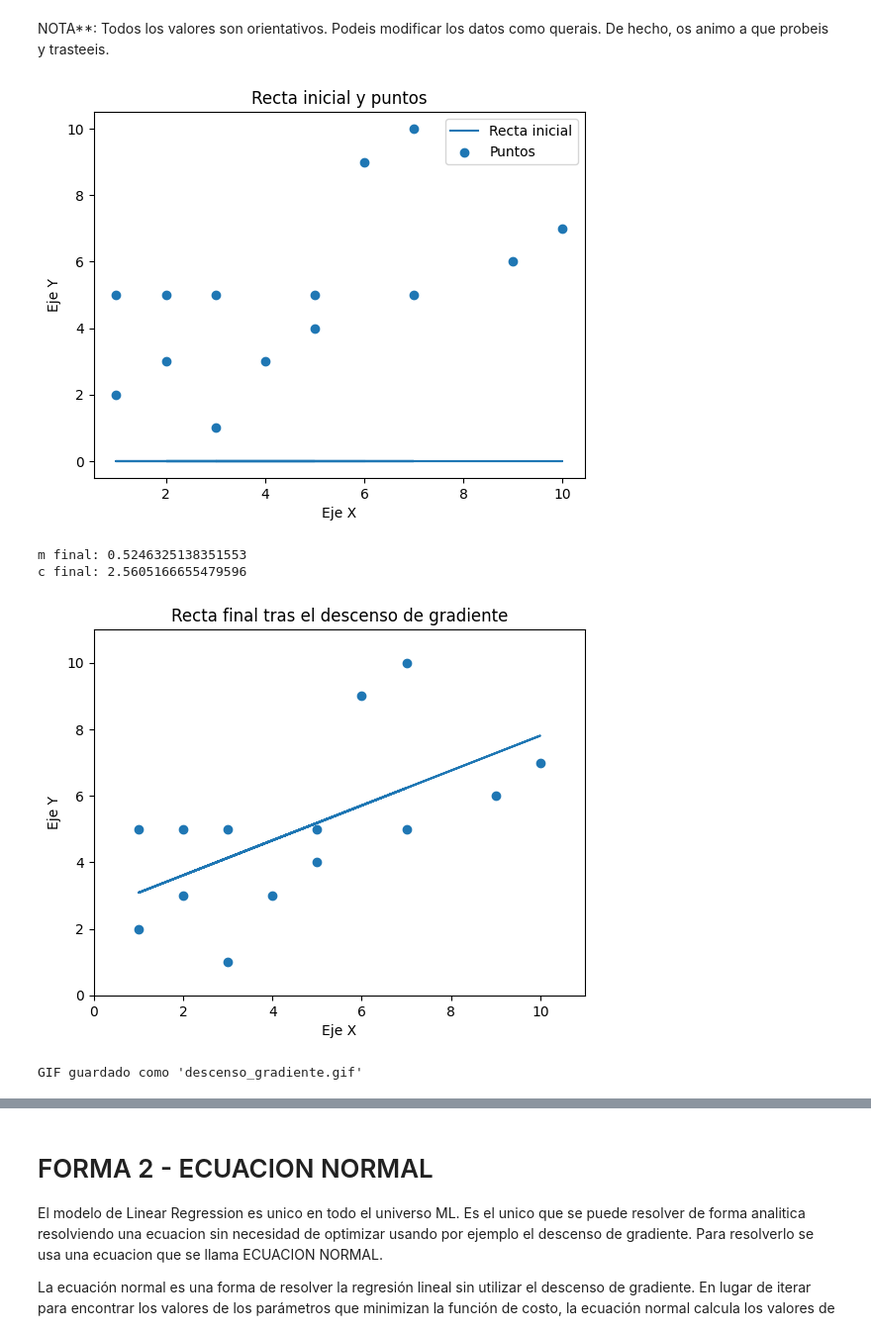
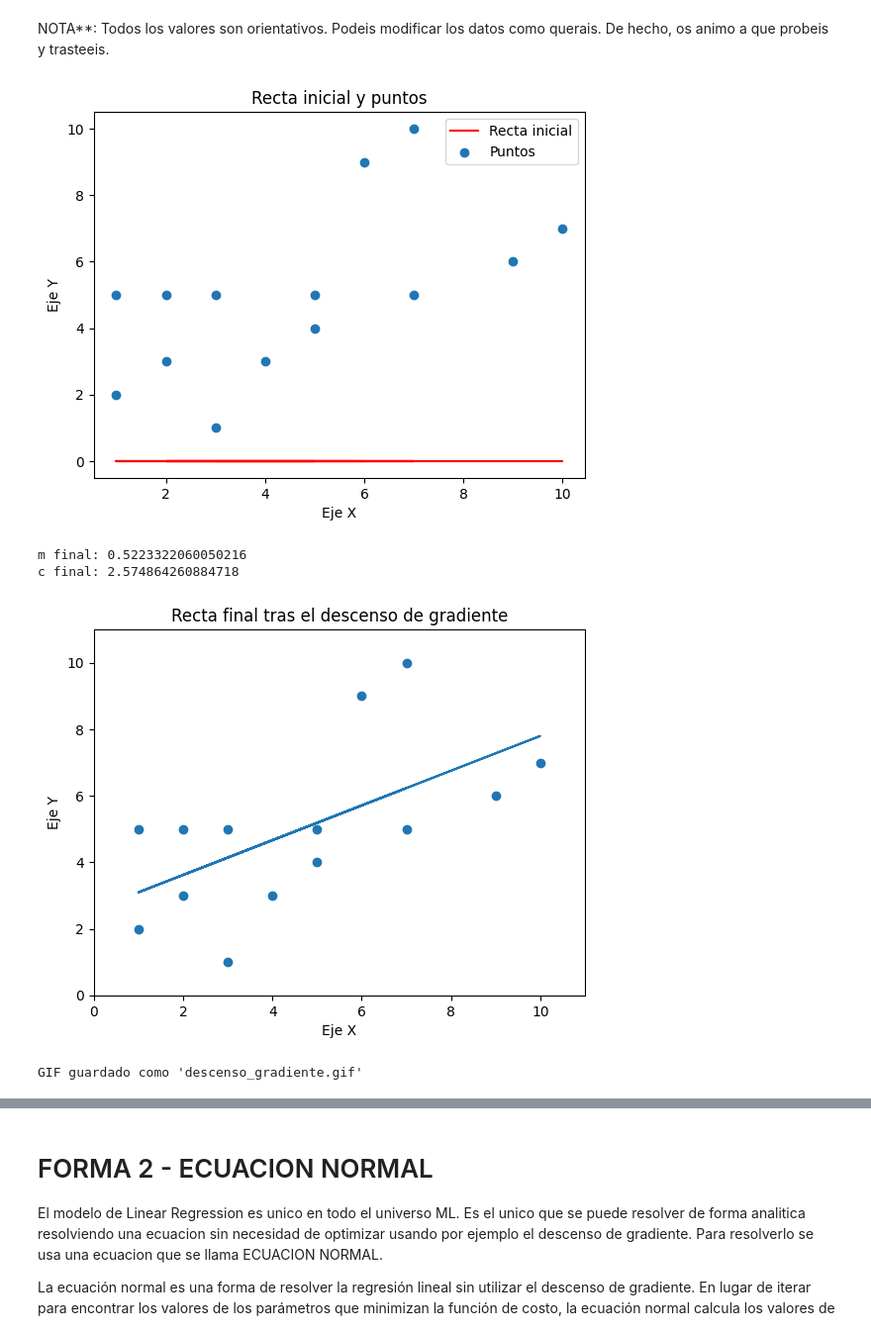
Before and after one commit to Angela0712/machine_learning, a Jupyter notebook: mini_proyecto_GD.ipynb, the cells around one changed output, grey strips where cells are left out. Shown at 99% size. Drawn from its saved outputs; the diff is of its cells as text; code cells hidden in the pictures.

```diff
--- a/mini_proyecto_GD.ipynb
+++ b/mini_proyecto_GD.ipynb
@@ -37,7 +37,7 @@ import numpy as np
 import matplotlib.pyplot as plt
 import os
 
-# Para el gif:
+# LIBRERÍAS PARA EL GIF :
 import imageio.v2 as imageio
 from glob import glob
 
@@ -46,8 +46,8 @@ m = 0
 c = 0
 
 # 2. Elegimos número de iteraciones y learning rate
-iteraciones = 1000
-lr = 0.01
+iteraciones = 2000
+learning_rate = 0.01
 
 # 3. Inicializamos valores para x e y.
 x = np.array([3,1,7,3,4,5,2,7,5,2,10,9,1,6])
@@ -56,14 +56,14 @@ y = np.array([1,2,10,5,3,5,3,5,4,5,7,6,5,9])
 # Carpeta para las imágenes
 os.makedirs("frames", exist_ok=True)
 
-# Recta inicial
-recta = m * x + c
+# Recta inicial con los valores iniciales de m y c
+recta = m*x + c
 
 plt.figure()
 plt.xlabel("Eje X")
 plt.ylabel("Eje Y")
 plt.title("Recta inicial y puntos")
-plt.plot(x, recta, label='Recta inicial')
+plt.plot(x, recta, label='Recta inicial', color='red')
 plt.scatter(x, y, label='Puntos')
 plt.legend()
 plt.show()
@@ -76,58 +76,58 @@ plt.show()
 
 # inicio del bucle (punto 4)
 for i in range(iteraciones):
-    y_nueva = m * x + c
+    y_nueva = m*x + c
 
     # derivadas del error (punto 5)
-    dm = (2/len(x)) * np.sum((y_nueva - y) * x)
-    dc = (2/len(x)) * np.sum((y_nueva - y))
+    dm = (2/len(x))*np.sum((y - y_nueva) * (-x))
+    dc = (2/len(x))*np.sum((y - y_nueva) * (-1))
 
     # actualización de parámetros (punto 6)
-    m = m - dm * lr
-    c = c - dc * lr
+    m = m - dm*learning_rate
+    c = c - dc*learning_rate
 
-    # cada 10 iteraciones, ploteamos y guardamos
-    if i % 10 == 0:
+    # (punto 7) cada 10 iteraciones, ploteamos y guardamos
+    if i % 10 == 0 :
         plt.figure()
         plt.xlim(0, 11)
         plt.ylim(0, 11)
         plt.scatter(x, y)
-        plt.plot(x, m * x + c, color='red')
+        plt.plot(x, m*x + c, color='red')
         plt.title(f"Iteración {i}")
         plt.xlabel("Eje X")
         plt.ylabel("Eje Y")
         plt.savefig(f"frames/iteracion_{i:04d}.png")
         plt.close()
 
 
 # 8. Imprimimos los valores finales de los parámetros m y c.
 print("m final:", m)
 print("c final:", c)
 
 # Plot final
 plt.figure()
 plt.xlim(0, 11)
 plt.ylim(0, 11)
 plt.scatter(x, y)
-plt.plot(x, m * x + c)
+plt.plot(x, m*x + c)
 plt.title("Recta final tras el descenso de gradiente")
 plt.xlabel("Eje X")
 plt.ylabel("Eje Y")
 plt.show()
 
-# 9. Montamos el GIF con las imágenes guardadas
+# Montamos el GIF con las imágenes guardadas
 frames = []
 
 # Ordenamos las imágenes por nombre (iteracion_0000, 0010, 0020, ...)
 for filename in sorted(glob("frames/iteracion_*.png")):
     frames.append(imageio.imread(filename))
 
 imageio.mimsave("descenso_gradiente.gif", frames, duration=0.2)
 print("GIF guardado como 'descenso_gradiente.gif'")
 # %% [output]
-[figure, old version]
+[figure, new version]
-m final: 0.5246325138351553
-c final: 2.5605166655479596
+m final: 0.5223322060050216
+c final: 2.574864260884718
 [figure]
 GIF guardado como 'descenso_gradiente.gif'
 # %% [markdown]
```
Also changed, not shown: parts of 11 cells of this notebook.
